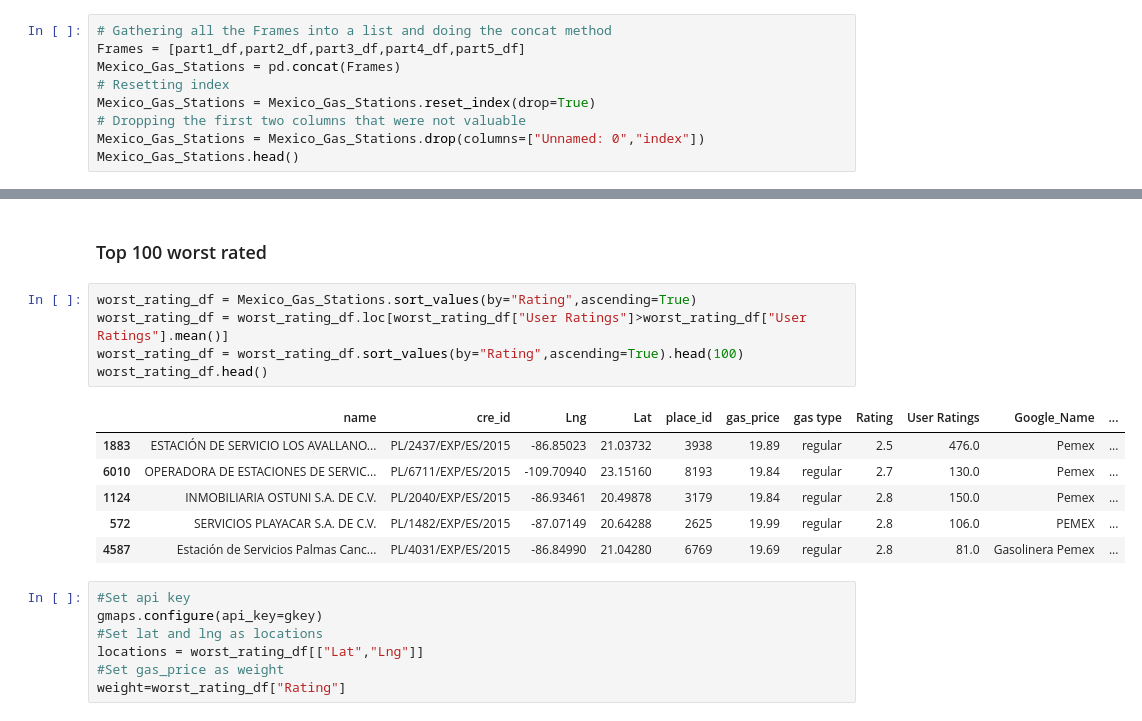
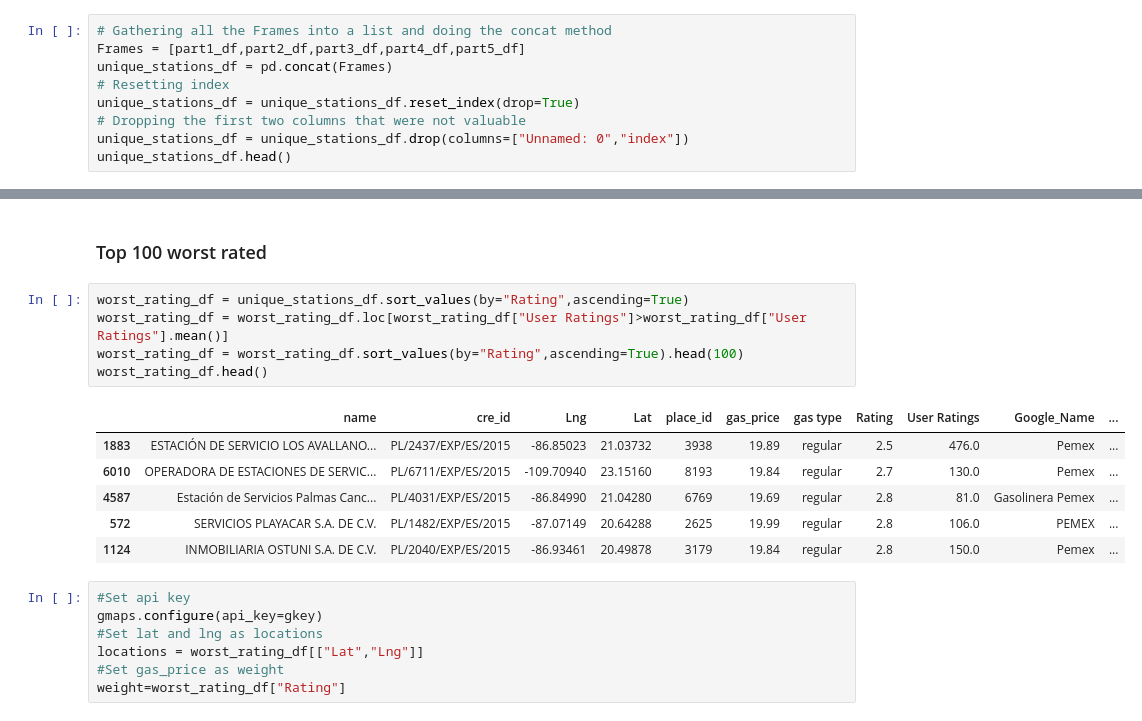
Before and after one commit to ayalaeduardo95/Project-1, a Jupyter notebook: Gas_Stations_Project1.ipynb, the cells around one changed output, grey strips where cells are left out. Drawn from its saved outputs; the diff is of its cells as text.

```diff
--- a/Gas_Stations_Project1.ipynb
+++ b/Gas_Stations_Project1.ipynb
@@ -209,12 +239,12 @@ part5_df = pd.read_csv(part5)
 # %%
 # Gathering all the Frames into a list and doing the concat method
 Frames = [part1_df,part2_df,part3_df,part4_df,part5_df]
-Mexico_Gas_Stations = pd.concat(Frames)
+unique_stations_df = pd.concat(Frames)
 # Resetting index
-Mexico_Gas_Stations = Mexico_Gas_Stations.reset_index(drop=True)
+unique_stations_df = unique_stations_df.reset_index(drop=True)
 # Dropping the first two columns that were not valuable
-Mexico_Gas_Stations = Mexico_Gas_Stations.drop(columns=["Unnamed: 0","index"])
-Mexico_Gas_Stations.head()
+unique_stations_df = unique_stations_df.drop(columns=["Unnamed: 0","index"])
+unique_stations_df.head()
 # %% [output]
 |  | name | cre_id | Lng | Lat | place_id | gas_price | gas type | Rating | User Ratings | Google_Name | ... |
 | 0 | ESTACION DE SERVICIO CALAFIA, S.A... | PL/658/EXP/ES/2015 | -116.92140 | 32.47641 | 2039 | 17.39 | regular | 4.3 | 3.0 | Gasolinera Pemex | ... |
@@ -611,17 +695,17 @@ fig
 # %% [markdown]
 ### Top 100 worst rated
 # %%
-worst_rating_df = Mexico_Gas_Stations.sort_values(by="Rating",ascending=True)
+worst_rating_df = unique_stations_df.sort_values(by="Rating",ascending=True)
 worst_rating_df = worst_rating_df.loc[worst_rating_df["User Ratings"]>worst_rating_df["User Ratings"].mean()]
 worst_rating_df = worst_rating_df.sort_values(by="Rating",ascending=True).head(100)
 worst_rating_df.head()
 # %% [output]
 |  | name | cre_id | Lng | Lat | place_id | gas_price | gas type | Rating | User Ratings | Google_Name | ... |
 | 1883 | ESTACIÓN DE SERVICIO LOS AVALLANO... | PL/2437/EXP/ES/2015 | -86.85023 | 21.03732 | 3938 | 19.89 | regular | 2.5 | 476.0 | Pemex | ... |
 | 6010 | OPERADORA DE ESTACIONES DE SERVIC... | PL/6711/EXP/ES/2015 | -109.70940 | 23.15160 | 8193 | 19.84 | regular | 2.7 | 130.0 | Pemex | ... |
+| 4587 | Estación de Servicios Palmas Canc... | PL/4031/EXP/ES/2015 | -86.84990 | 21.04280 | 6769 | 19.69 | regular | 2.8 | 81.0 | Gasolinera Pemex | ... |
+| 572 | SERVICIOS PLAYACAR S.A. DE C.V. | PL/1482/EXP/ES/2015 | -87.07149 | 20.64288 | 2625 | 19.99 | regular | 2.8 | 106.0 | PEMEX | ... |
 | 1124 | INMOBILIARIA OSTUNI S.A. DE C.V. | PL/2040/EXP/ES/2015 | -86.93461 | 20.49878 | 3179 | 19.84 | regular | 2.8 | 150.0 | Pemex | ... |
-| 572 | SERVICIOS PLAYACAR S.A. DE C.V. | PL/1482/EXP/ES/2015 | -87.07149 | 20.64288 | 2625 | 19.99 | regular | 2.8 | 106.0 | PEMEX | ... |
-| 4587 | Estación de Servicios Palmas Canc... | PL/4031/EXP/ES/2015 | -86.84990 | 21.04280 | 6769 | 19.69 | regular | 2.8 | 81.0 | Gasolinera Pemex | ... |
 # %%
 #Set api key
 gmaps.configure(api_key=gkey)
```
Also changed, not shown: parts of 54 cells of this notebook, 34 other files.
